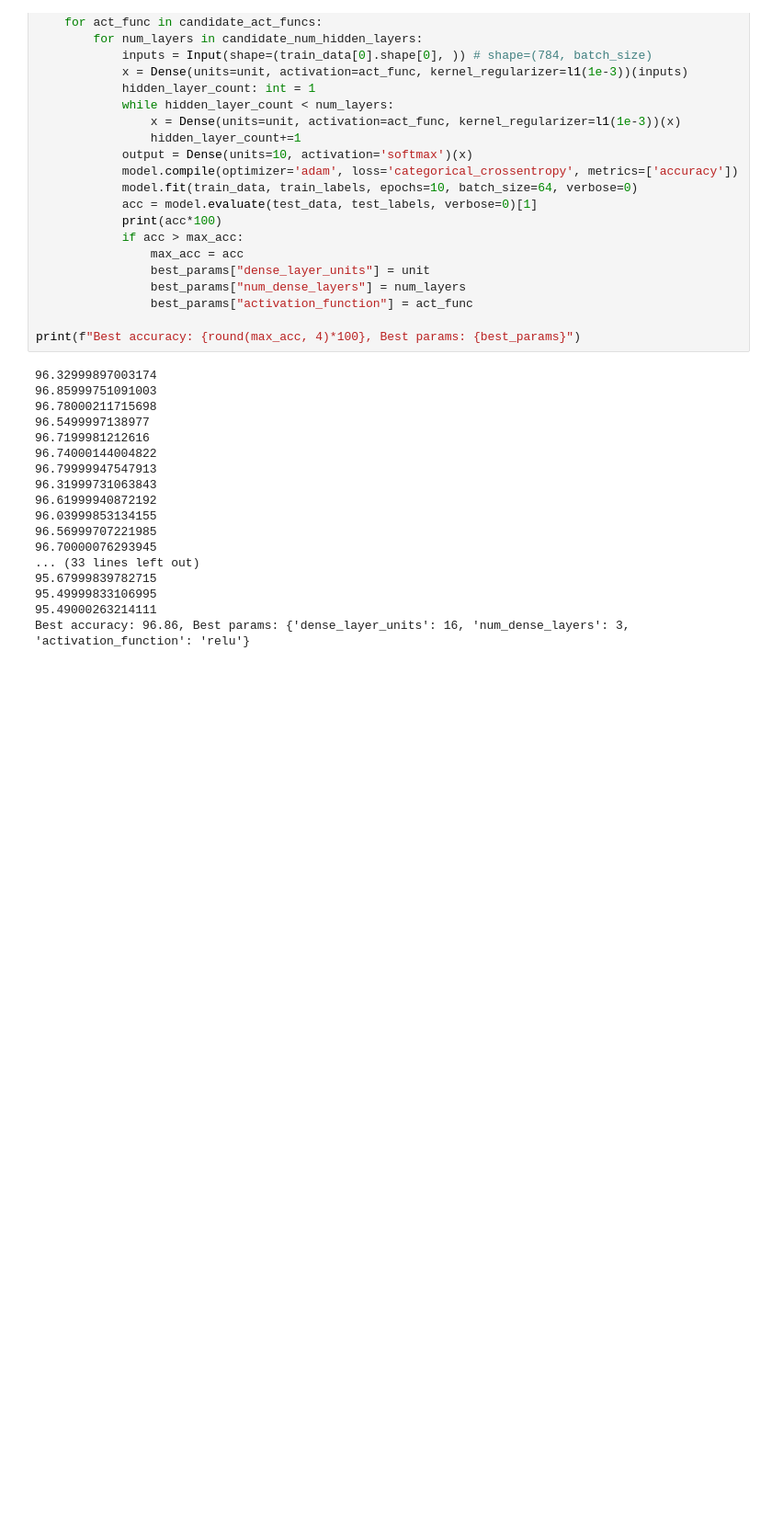
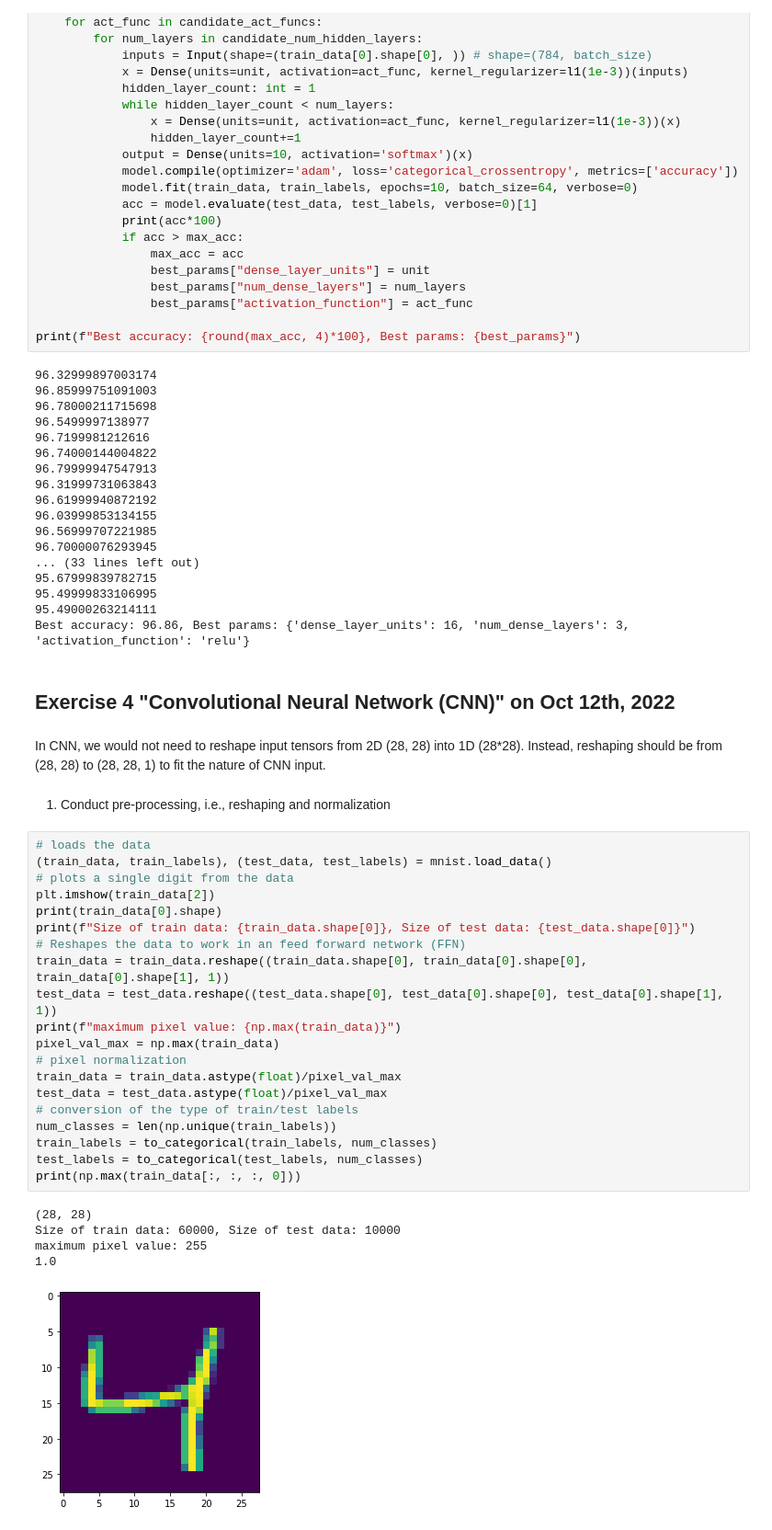
Before and after one commit to Orthologues/DM873-DeepLearning, a Jupyter notebook: exercises3-4.ipynb, the cells around one changed output. Shown: that part at 92% size. Saved outputs shown, nothing was run; the diff lists cells and outputs as text; blank space fills up the shorter version.

Commit message:
Finished Exercise 4 (CNN)

```diff
--- a/exercises3-4.ipynb
+++ b/exercises3-4.ipynb
@@ -247,3 +247,35 @@ print(f"Best accuracy: {round(max_acc, 4)*100}, Best params: {best_params}")
 95.49999833106995
 95.49000263214111
 Best accuracy: 96.86, Best params: {'dense_layer_units': 16, 'num_dense_layers': 3, 'activation_function': 'relu'}
+# %% [markdown]
+## Exercise 4 "Convolutional Neural Network (CNN)" on Oct 12th, 2022
+# %% [markdown]
+In CNN, we would not need to reshape input tensors from 2D (28, 28) into 1D (28*28). Instead, reshaping should be from (28, 28) to (28, 28, 1) to fit the nature of CNN input.
+# %% [markdown]
+1. Conduct pre-processing, i.e., reshaping and normalization
+# %%
+# loads the data
+(train_data, train_labels), (test_data, test_labels) = mnist.load_data()
+# plots a single digit from the data
+plt.imshow(train_data[2])
+print(train_data[0].shape)
+print(f"Size of train data: {train_data.shape[0]}, Size of test data: {test_data.shape[0]}")
+# Reshapes the data to work in an feed forward network (FFN)
+train_data = train_data.reshape((train_data.shape[0], train_data[0].shape[0], train_data[0].shape[1], 1))
+test_data = test_data.reshape((test_data.shape[0], test_data[0].shape[0], test_data[0].shape[1], 1))
+print(f"maximum pixel value: {np.max(train_data)}")
+pixel_val_max = np.max(train_data)
+# pixel normalization
+train_data = train_data.astype(float)/pixel_val_max
+test_data = test_data.astype(float)/pixel_val_max
+# conversion of the type of train/test labels
+num_classes = len(np.unique(train_labels))
+train_labels = to_categorical(train_labels, num_classes)
+test_labels = to_categorical(test_labels, num_classes)
+print(np.max(train_data[:, :, :, 0]))
+# %% [output]
+(28, 28)
+Size of train data: 60000, Size of test data: 10000
+maximum pixel value: 255
+1.0
+[figure, added]
```
Also changed, not shown: parts of 18 cells of this notebook, 2 other files.
